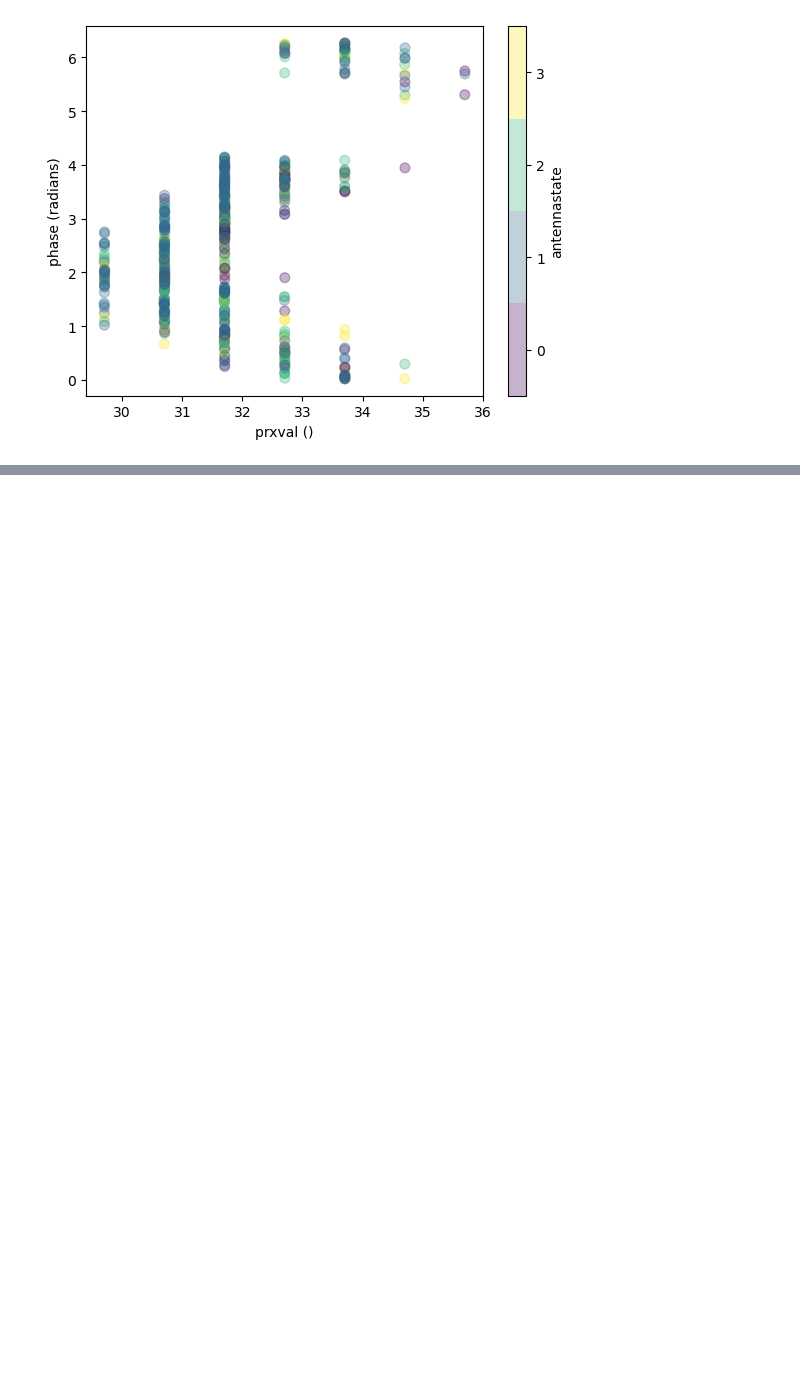
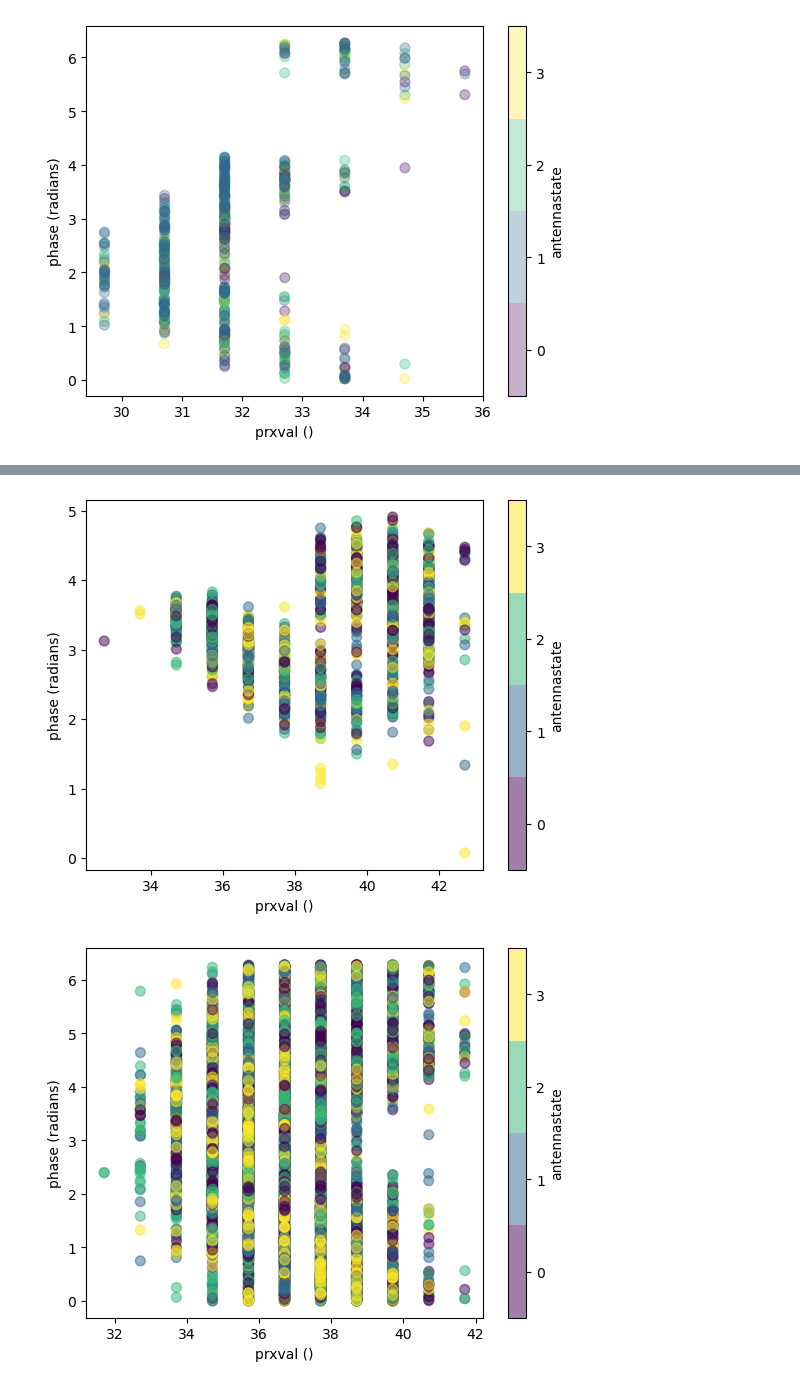
Before and after one commit to nikojlieto/antennann, a Jupyter notebook: Visualization.ipynb, the cells around one changed output, grey strips where cells are left out. Cells and saved outputs as stored; diff of their text form; code cells hidden in the pictures; blank space fills up the shorter version.

```diff
--- a/Visualization.ipynb
+++ b/Visualization.ipynb
@@ -27,0 +45,13 @@ for x in by_tag:
+# %%
+a = df[df.epc96 == "e280116060000209e445bc5a"]
+b = df[df.epc96 == "e280116060000209e445883a"]
+c = df[df.epc96 == "e280116060000209e445882a"]
+d = df[df.epc96 == "e280116060000209e445881a"]
+e = df[df.epc96 == "e280116060000209e4454c6a"]
+by_tag = [a, b, c, d, e]
+for x in by_tag:
+    x.plot.scatter(x="prxval ()", y="phase (radians)", c="antennastate",
+                   cmap="viridis", s=50, alpha=.5);
+# %% [output]
+[figure, added]
+[figure, added]
```
Also changed, not shown: parts of 5 cells of this notebook.
